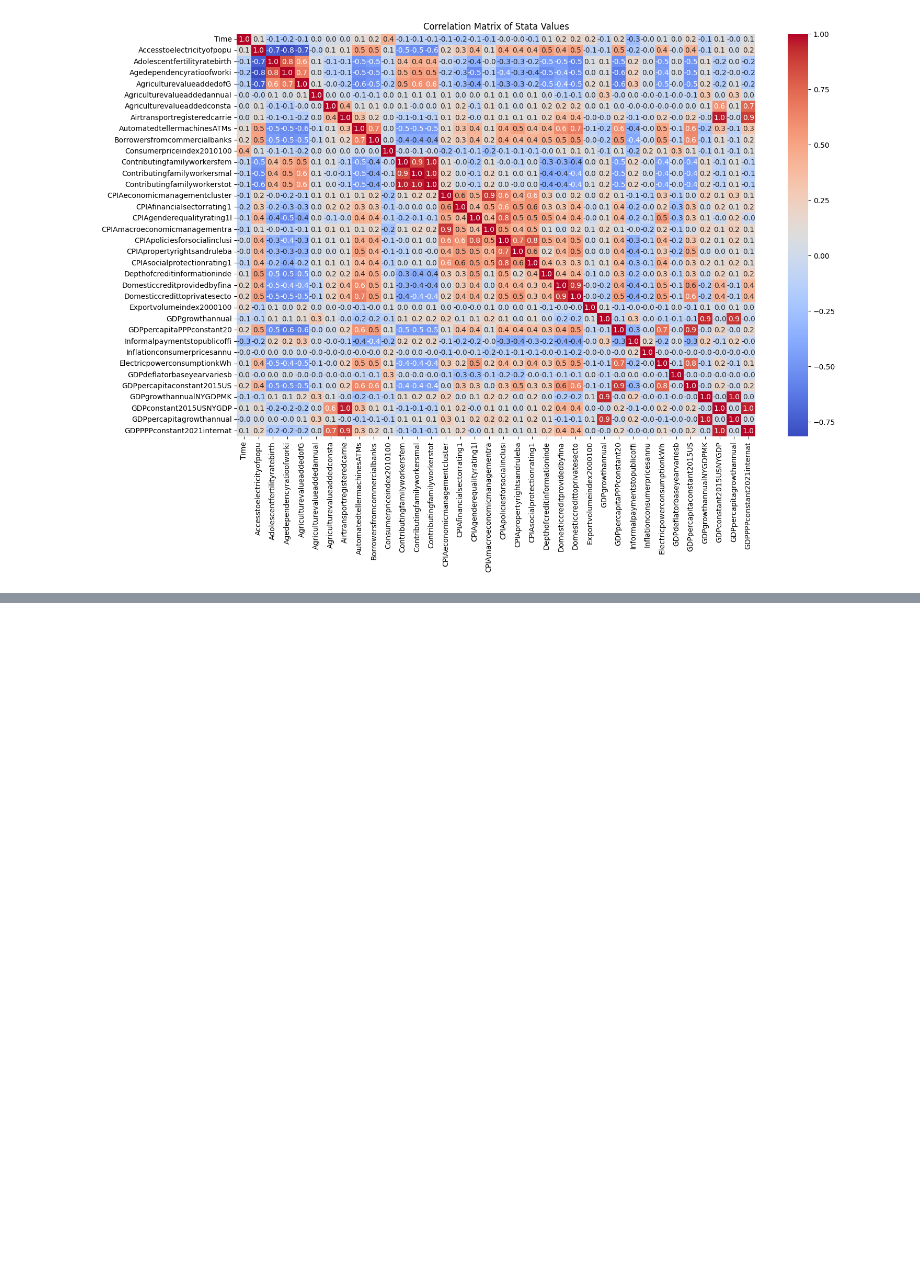
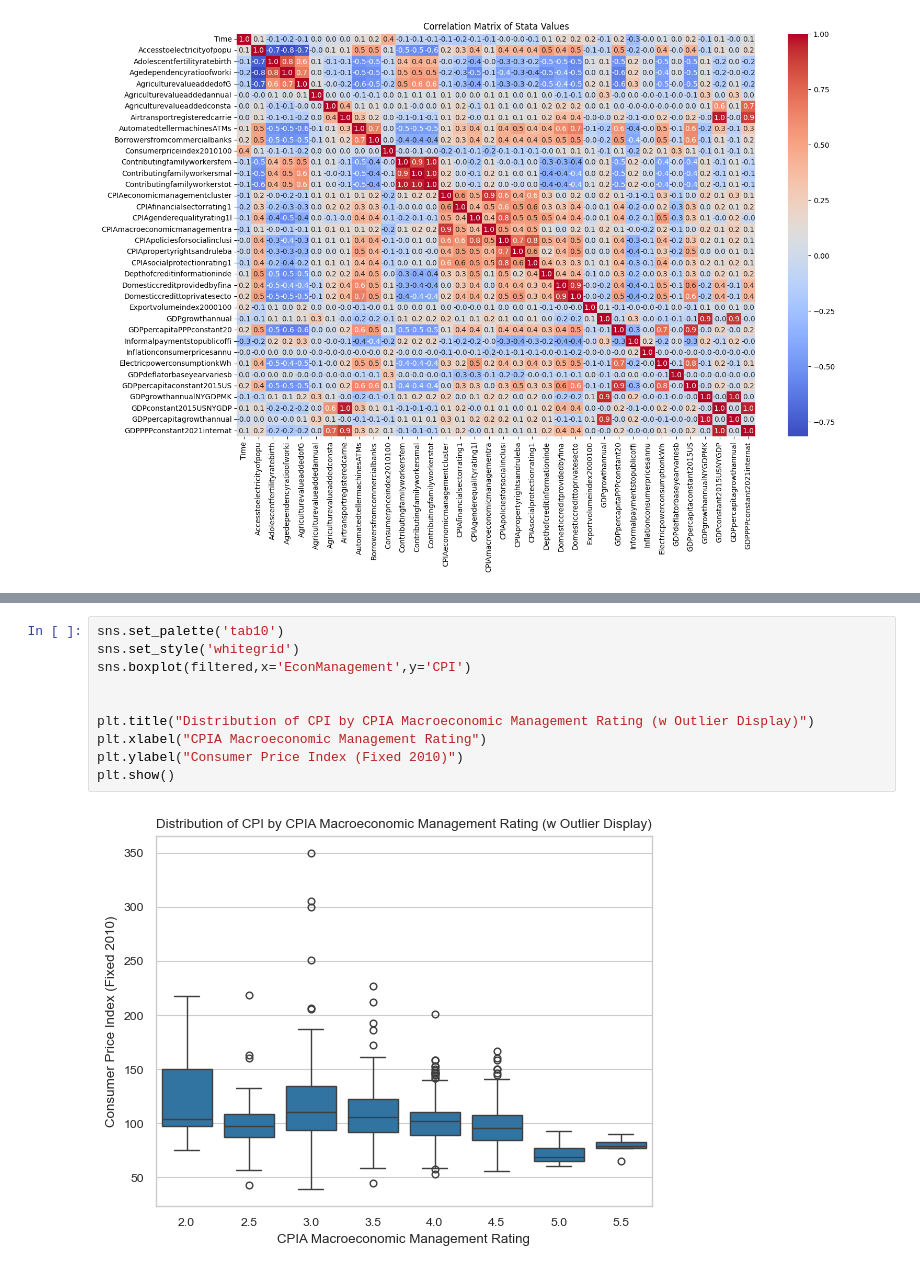
Before and after one commit to JoeyRussoniello/the-nexus-of-macroeconomic-policy-on-inflation, a Jupyter notebook: Python/python_visuals.ipynb, the cells around one changed output, grey strips where cells are left out. Saved outputs shown, nothing was run; the diff lists cells and outputs as text; blank space fills up the shorter version.

```diff
--- a/Python/python_visuals.ipynb
+++ b/Python/python_visuals.ipynb
@@ -23,0 +74,12 @@ heatmap(corr,"Correlation Matrix of Stata Values")
+# %%
+sns.set_palette('tab10')
+sns.set_style('whitegrid')
+sns.boxplot(filtered,x='EconManagement',y='CPI')
+
+
+plt.title("Distribution of CPI by CPIA Macroeconomic Management Rating (w Outlier Display)")
+plt.xlabel("CPIA Macroeconomic Management Rating")
+plt.ylabel("Consumer Price Index (Fixed 2010)")
+plt.show()
+# %% [output]
+[figure, added]
```
Also changed, not shown: parts of 8 cells of this notebook.
